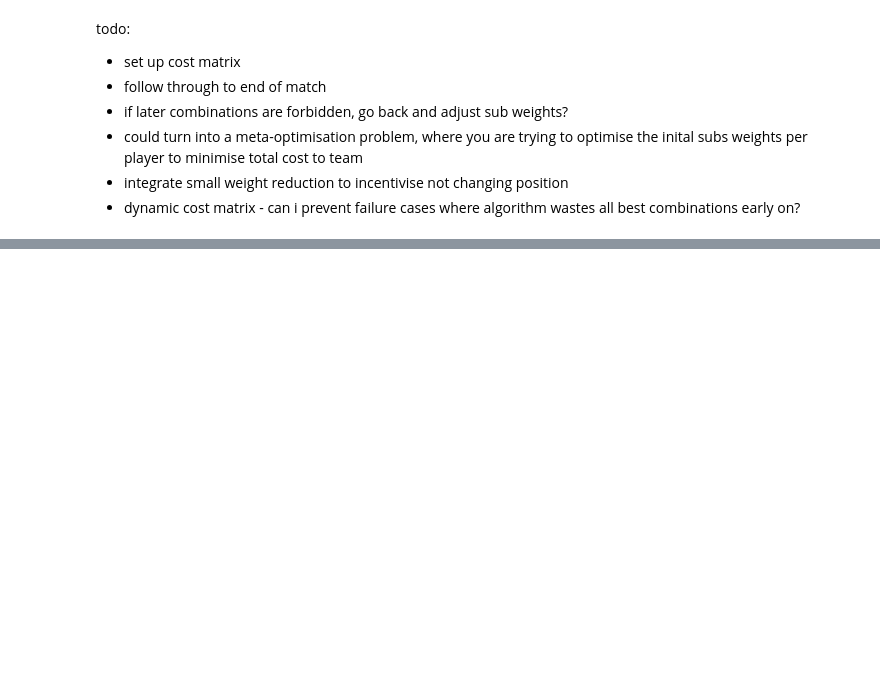
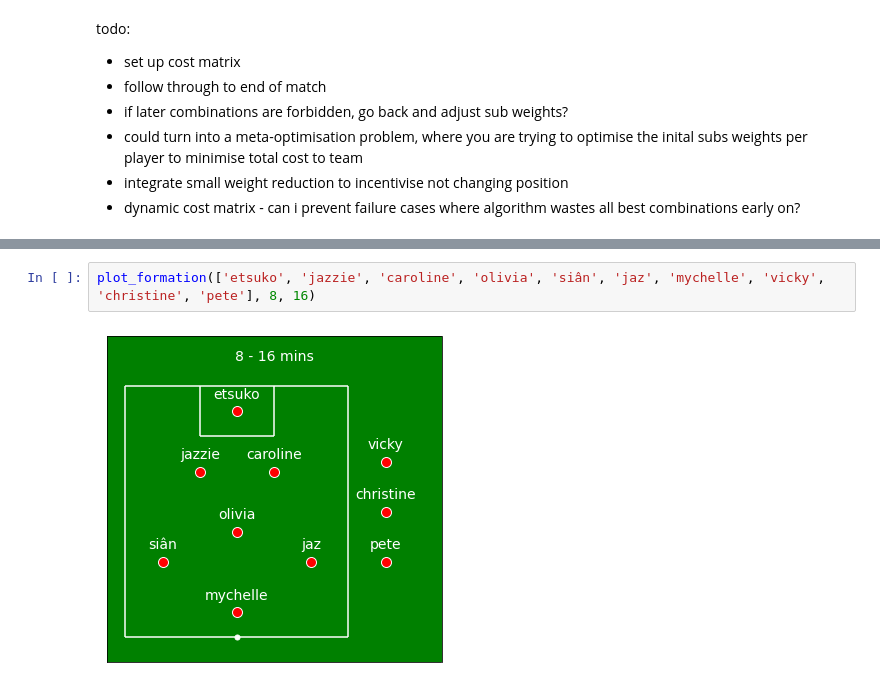
Before and after one commit to superresolusian/auto_pete, a Jupyter notebook: auto_pete_optimiser.ipynb, the cells around one changed output, grey strips where cells are left out. Cells and saved outputs as stored; diff of their text form; blank space fills up the shorter version.

```diff
--- a/auto_pete_optimiser.ipynb
+++ b/auto_pete_optimiser.ipynb
@@ -232,0 +246,4 @@ for i in range(n_repeats):
+# %%
+plot_formation(['etsuko', 'jazzie', 'caroline', 'olivia', 'siân', 'jaz', 'mychelle', 'vicky', 'christine', 'pete'], 8, 16)
+# %% [output]
+[figure, added]
```
Also changed, not shown: parts of 12 cells of this notebook.
